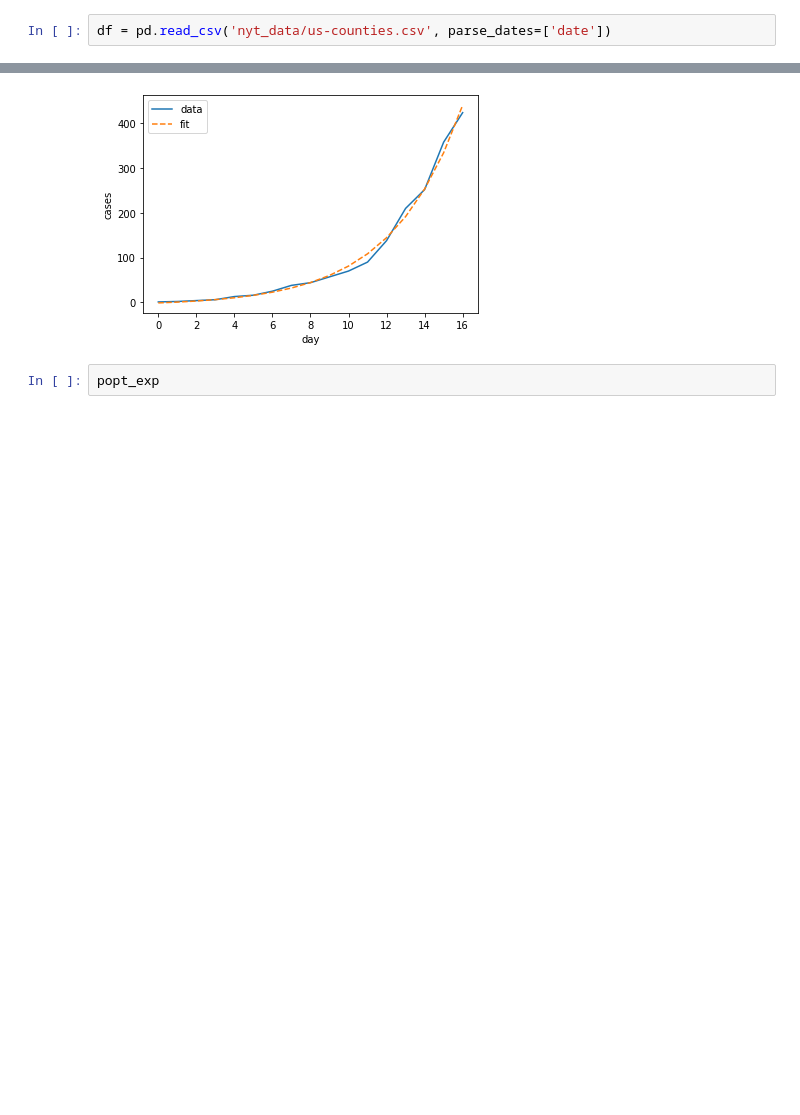
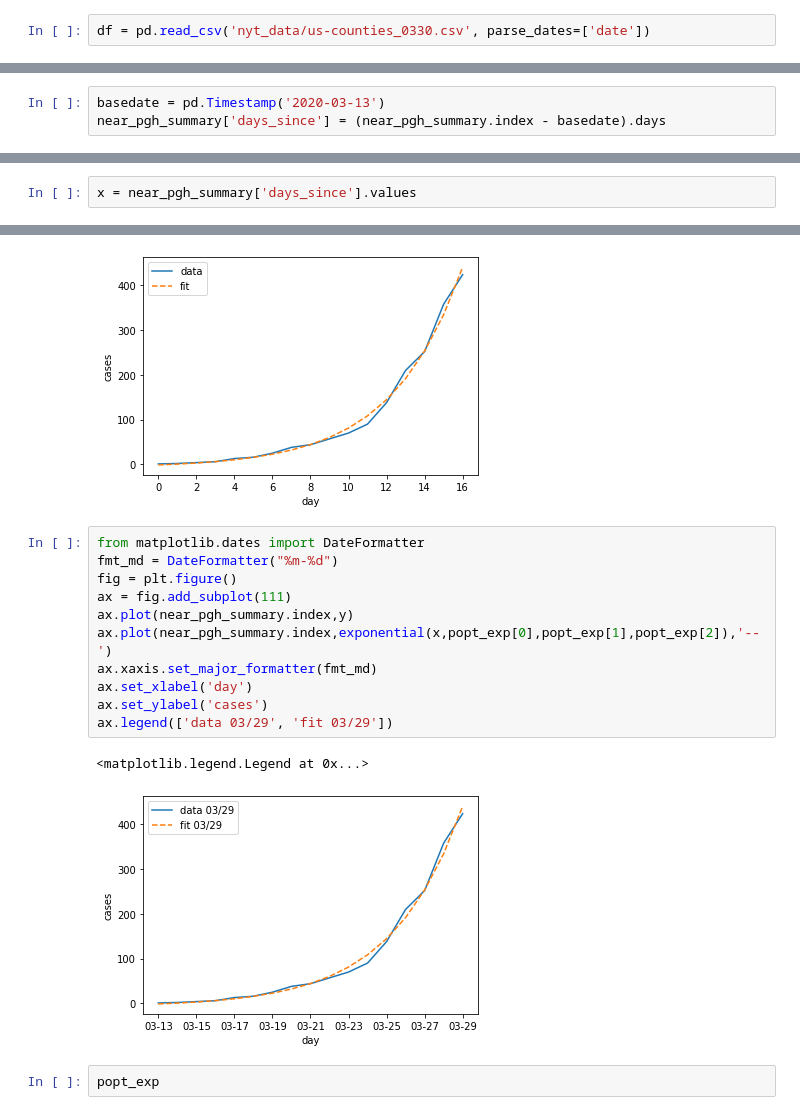
Before and after one commit to sawyerap/PythonDataViz, a Jupyter notebook: nyt_data.ipynb, the cells around one changed output, grey strips where cells are left out. Drawn from its saved outputs; the diff is of its cells as text; blank space fills up the shorter version.

Commit message:
Updated NYT Data
Updated NYT Data to 4/2, added noise example, started merge/join examples.

```diff
--- a/nyt_data.ipynb
+++ b/nyt_data.ipynb
@@ -11,7 +11,7 @@ import datetime as dt
 # %% [markdown]
 The NYT data (3/29) is from https://github.com/nytimes/covid-19-data
 # %%
-df = pd.read_csv('nyt_data/us-counties.csv', parse_dates=['date'])
+df = pd.read_csv('nyt_data/us-counties_0330.csv', parse_dates=['date'])
 # %%
 pa_only = df[df['state']=='Pennsylvania'].reset_index(drop=True)
 # %%
@@ -90,5 +90,8 @@ pa_only[pa_only['county']=='Allegheny'].reset_index(drop=True)
 ### Curve Fitting
 # %%
 from scipy.optimize import curve_fit
+# %%
+basedate = pd.Timestamp('2020-03-13')
+near_pgh_summary['days_since'] = (near_pgh_summary.index - basedate).days
 # %%
 y = near_pgh_summary['cases'].values
@@ -97,3 +98,5 @@ x = np.arange(len(y))
+# %%
+x = near_pgh_summary['days_since'].values
 # %%
 def exponential(x, a, k, b):
     return a*np.exp(x*k) + b
@@ -114,6 +117,20 @@ ax.legend(['data', 'fit'])
 # %% [output]
 <matplotlib.legend.Legend at 0x...>
 [figure]
+# %%
+from matplotlib.dates import DateFormatter
+fmt_md = DateFormatter("%m-%d")
+fig = plt.figure()
+ax = fig.add_subplot(111)
+ax.plot(near_pgh_summary.index,y)
+ax.plot(near_pgh_summary.index,exponential(x,popt_exp[0],popt_exp[1],popt_exp[2]),'--')
+ax.xaxis.set_major_formatter(fmt_md)
+ax.set_xlabel('day')
+ax.set_ylabel('cases')
+ax.legend(['data 03/29', 'fit 03/29'])
+# %% [output]
+<matplotlib.legend.Legend at 0x...>
+[figure, added]
 # %%
 popt_exp
 # %% [output]
```
Also changed, not shown: parts of 11 cells of this notebook, 2 other files.
